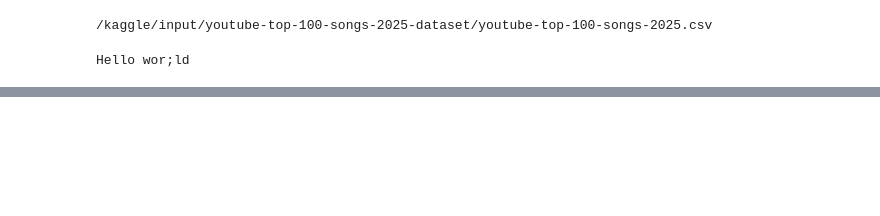
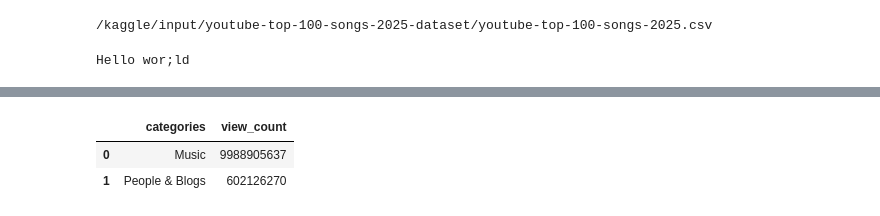
Before and after one commit to Bishal2231/Machine-Learning-Projects, a Jupyter notebook: yotube.ipynb, the cells around one changed output, grey strips where cells are left out. Saved outputs shown, nothing was run; the diff lists cells and outputs as text; code cells hidden in the pictures; blank space fills up the shorter version.

```diff
--- a/yotube.ipynb
+++ b/yotube.ipynb
@@ -27,0 +47,6 @@ Hello wor;ld
+# %%
+category_views
+# %% [output]
+|  | categories | view_count |
+| 0 | Music | 9988905637 |
+| 1 | People & Blogs | 602126270 |
```
Also changed, not shown: parts of 8 cells of this notebook.
